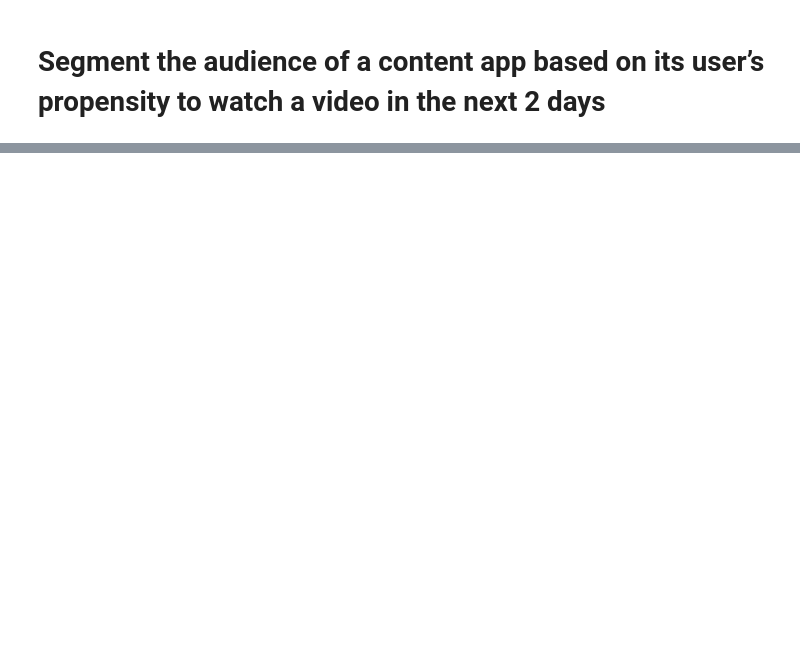
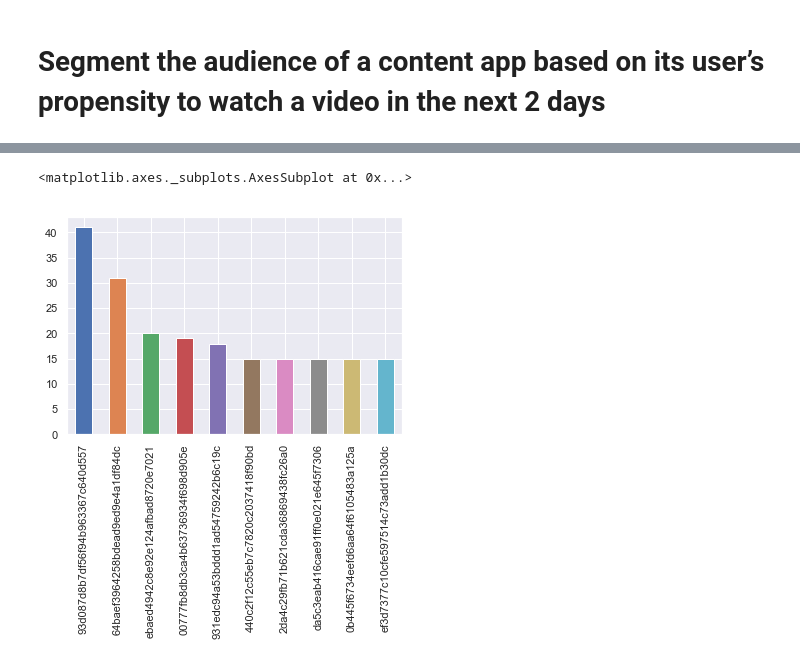
Before and after one commit to clydemendonca/GreyAtomCapstone, a Jupyter notebook: Capstone.ipynb, the cells around one changed output, grey strips where cells are left out. Drawn from its saved outputs; the diff is of its cells as text; code cells hidden in the pictures; blank space fills up the shorter version.

Commit message:
App Uninstalled Added

```diff
--- a/Capstone.ipynb
+++ b/Capstone.ipynb
@@ -12,0 +3,9 @@ import pandas as pd
+# %%
+import pandas as pd
+import pandas as pd
+import matplotlib.pyplot as plt
+import seaborn as sns
+from datetime import datetime
+
+
+sns.set(style="darkgrid")
@@ -13,2 +14,2 @@ import pandas as pd
 # %%
-video_started_df = pd.read_csv('./Data/Registration.csv')
+df2 = pd.read_csv('./Data/AppUninstalled.csv')
@@ -34,0 +133,5 @@ dtype: object
+# %%
+df2["UserId"].value_counts().nlargest(10).plot(kind = "bar")
+# %% [output]
+<matplotlib.axes._subplots.AxesSubplot at 0x...>
+[figure, added]
```
Also changed, not shown: parts of 23 cells of this notebook, 1 other file.
